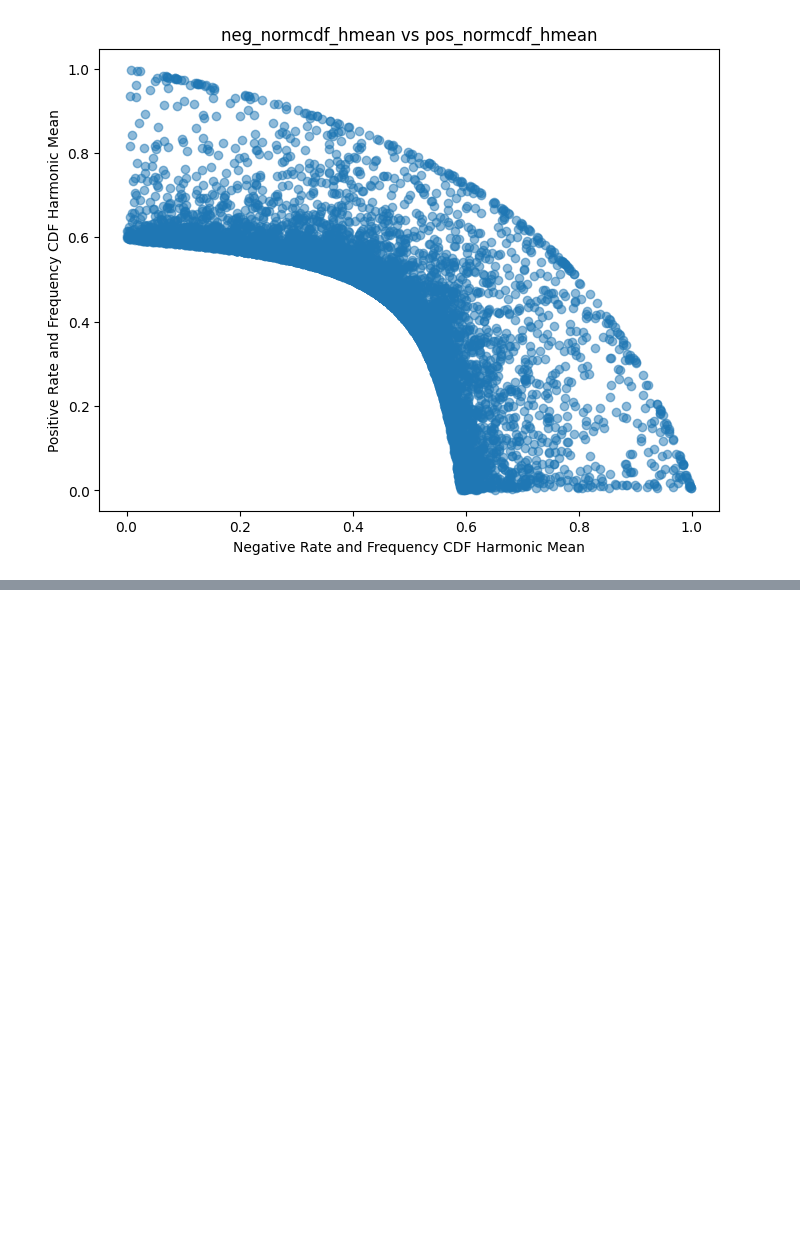
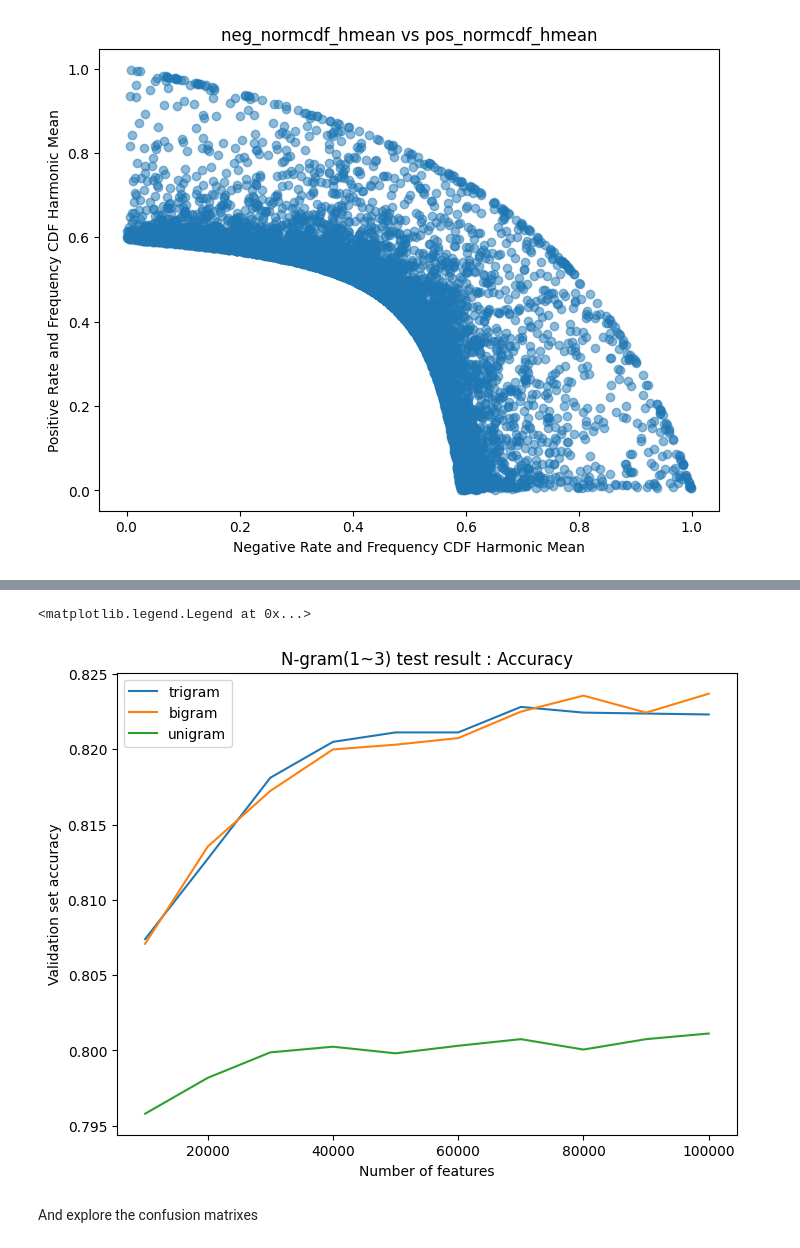
Before and after one commit to facutotaro/sentiment-analysis, a Jupyter notebook: twitter-sentiment-analysis.ipynb, the cells around one changed output, grey strips where cells are left out. Saved outputs shown, nothing was run; the diff lists cells and outputs as text; code cells hidden in the pictures; blank space fills up the shorter version.

```diff
--- a/twitter-sentiment-analysis.ipynb
+++ b/twitter-sentiment-analysis.ipynb
@@ -539,4 +539,4 @@ show(p)
 [interactive output not drawn]
 [interactive output not drawn]
 # %%
-readCSV(TF_DATASET_NO_STOP_WORDS_WITH_DISTRIBUTIONS)
+my_df = readCSV(CLEAN_DATASET)
@@ -556,0 +545,13 @@ readCSV(TF_DATASET_NO_STOP_WORDS_WITH_DISTRIBUTIONS)
+# %%
+x = my_df.text
+y = my_df.target
+SEED = 2000
+x_train, x_validation_and_test, y_train, y_validation_and_test = train_test_split(x,y,test_size=.02,random_state=SEED)
+x_validation, x_test, y_validation, y_test = train_test_split(x_validation_and_test, y_validation_and_test, test_size=.5, random_state=SEED)
+
+def showSets(name, x, y):
+    print("{0} set has a total {1} entries with {2:.2f}% negative, {3:.2f}% positive".format(name,len(x), (len(x[y == 0]) / (len(x)*1.))*100, (len(x[y == 1]) / (len(x)*1.))*100))
+
+showSets("Training", x_train, y_train)
+showSets("Validation", x_validation, y_validation)
+showSets("Testing", x_test, y_test)
@@ -556,0 +963,5 @@ readCSV(TF_DATASET_NO_STOP_WORDS_WITH_DISTRIBUTIONS)
+# %%
+print("RESULT FOR BIGRAM WITH STOP WORDS")
+feature_result_bg = nfeature_accuracy_checker(ngram_range=(1, 2))
+print("RESULT FOR TRIGRAM WITH STOP WORDS")
+feature_result_tg = nfeature_accuracy_checker(ngram_range=(1, 3))
@@ -556,0 +1047,19 @@ readCSV(TF_DATASET_NO_STOP_WORDS_WITH_DISTRIBUTIONS)
+# %%
+nfeatures_plot_tg = pd.DataFrame(feature_result_tg,columns=['nfeatures','validation_accuracy','train_test_time'])
+saveDF(nfeatures_plot_tg,"nfeatures_plot_ug.csv")
+nfeatures_plot_bg = pd.DataFrame(feature_result_bg,columns=['nfeatures','validation_accuracy','train_test_time'])
+saveDF(nfeatures_plot_bg,"nfeatures_plot_ug.csv")
+nfeatures_plot_ug = pd.DataFrame(feature_result_ug,columns=['nfeatures','validation_accuracy','train_test_time'])
+plt.figure(figsize=(8,6))
+plt.plot(nfeatures_plot_tg.nfeatures, nfeatures_plot_tg.validation_accuracy,label='trigram')
+plt.plot(nfeatures_plot_bg.nfeatures, nfeatures_plot_bg.validation_accuracy,label='bigram')
+plt.plot(nfeatures_plot_ug.nfeatures, nfeatures_plot_ug.validation_accuracy, label='unigram')
+plt.title("N-gram(1~3) test result : Accuracy")
+plt.xlabel("Number of features")
+plt.ylabel("Validation set accuracy")
+plt.legend()
+# %% [output]
+<matplotlib.legend.Legend at 0x...>
+[figure, added]
+# %% [markdown]
+And explore the confusion matrixes
```
Also changed, not shown: parts of 22 cells of this notebook.
